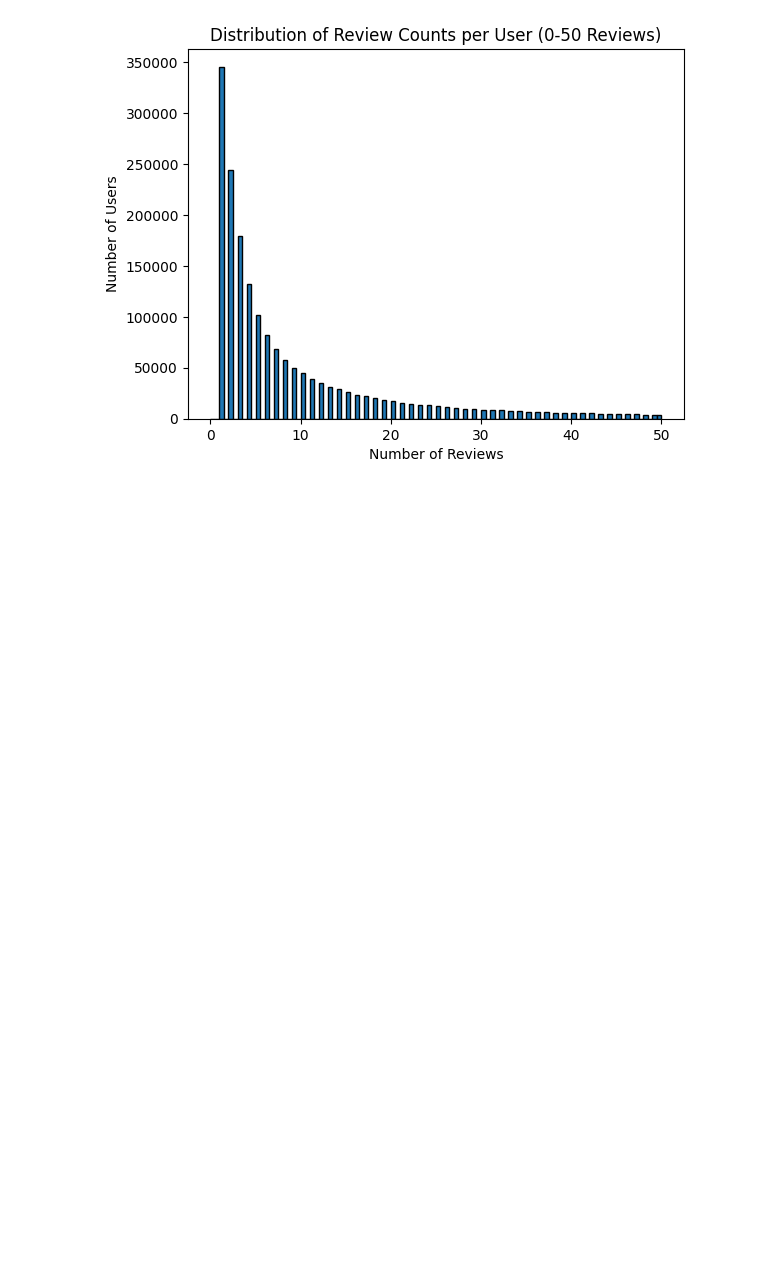
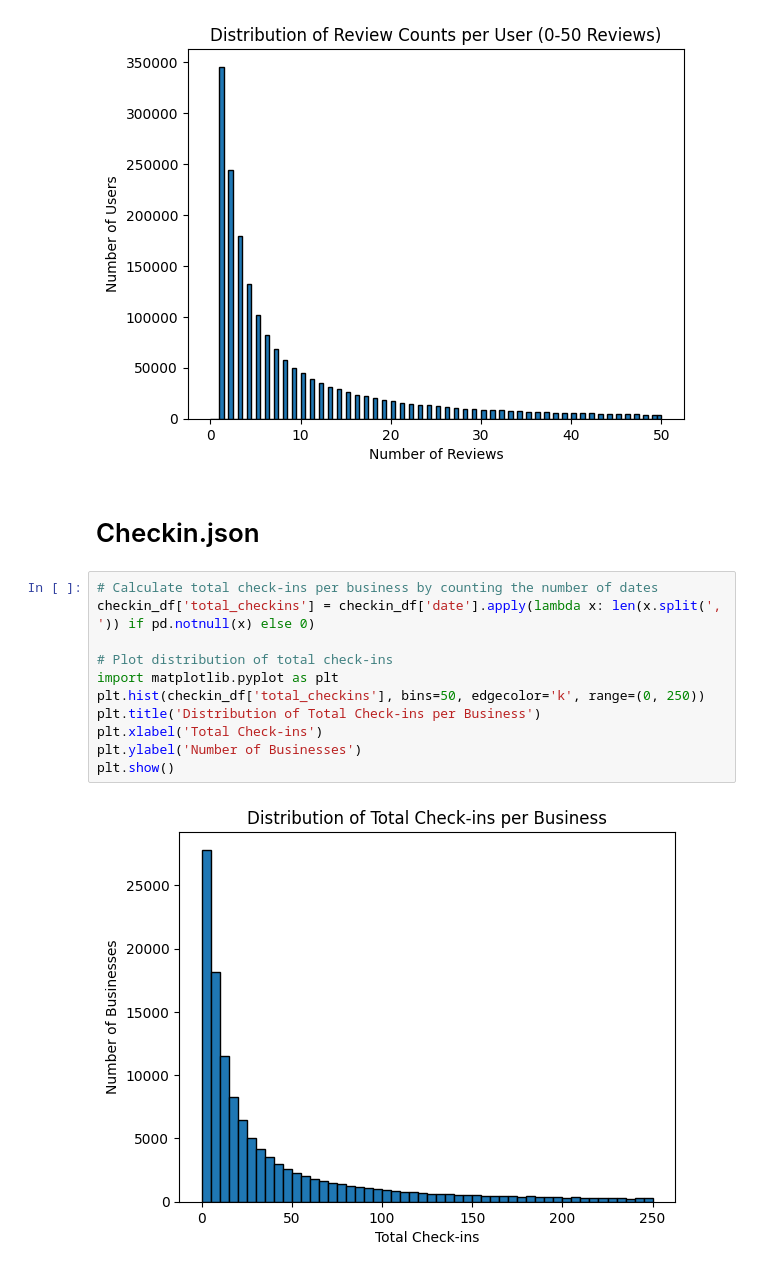
Before and after one commit to Arnav710/yelp_recommender_system, a Jupyter notebook: Melvyn/EDA.ipynb, the cells around one changed output. Drawn from its saved outputs; the diff is of its cells as text; blank space fills up the shorter version.

Commit message:
Added Checkin.json EDA

```diff
--- a/Melvyn/EDA.ipynb
+++ b/Melvyn/EDA.ipynb
@@ -145,3 +145,18 @@ plt.show()
 [figure]
 [figure]
 [figure]
+# %% [markdown]
+# Checkin.json
+# %%
+# Calculate total check-ins per business by counting the number of dates
+checkin_df['total_checkins'] = checkin_df['date'].apply(lambda x: len(x.split(', ')) if pd.notnull(x) else 0)
+
+# Plot distribution of total check-ins
+import matplotlib.pyplot as plt
+plt.hist(checkin_df['total_checkins'], bins=50, edgecolor='k', range=(0, 250))
+plt.title('Distribution of Total Check-ins per Business')
+plt.xlabel('Total Check-ins')
+plt.ylabel('Number of Businesses')
+plt.show()
+# %% [output]
+[figure, added]
```
Also changed, not shown: parts of 3 cells of this notebook.
